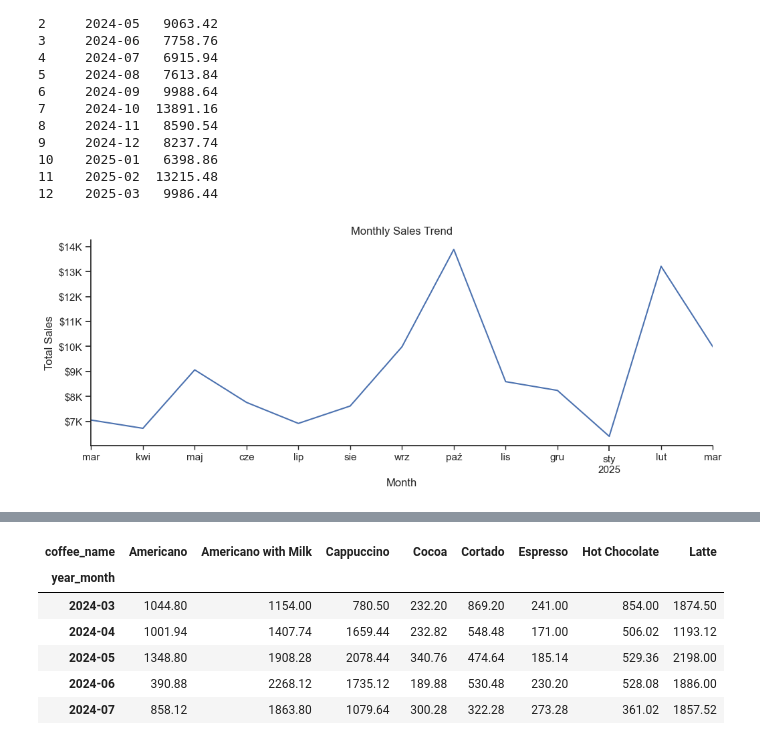
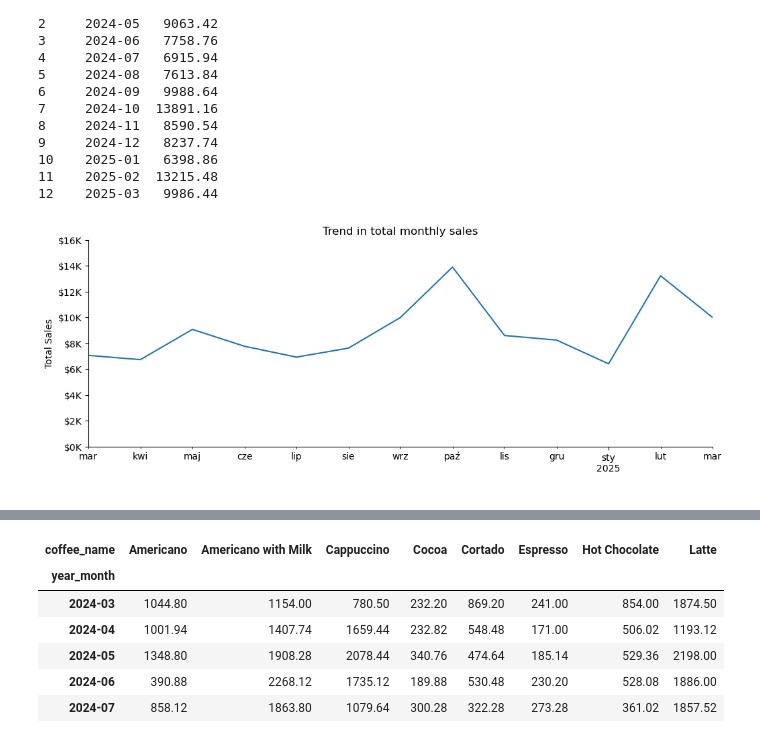
Before and after one commit to mtszczepaniak/Coffee_Sales_Analysis, a Jupyter notebook: 2.Coffe_Sales_Trends.ipynb, the cells around one changed output, grey strips where cells are left out. Cells and saved outputs as stored; diff of their text form; code cells hidden in the pictures.

```diff
--- a/2.Coffe_Sales_Trends.ipynb
+++ b/2.Coffe_Sales_Trends.ipynb
@@ -42,16 +42,17 @@ print(monthly_sales)
 # %%
 monthly_sales.plot(kind="line",x="year_month",  y="money", figsize=(12,4), legend=False)
 
 ticks_y = plt.FuncFormatter(lambda y, pos: f'${int(y/1000)}K')
 plt.gca().yaxis.set_major_formatter(ticks_y)
-plt.xlabel("Month")
+plt.xlabel(" ")
 plt.ylabel("Total Sales")
-plt.title("Monthly Sales Trend")
+plt.title("Trend in total monthly sales")
 plt.grid(False)
+plt.ylim(0,16000)
 sns.despine()
 plt.show()
 # %% [output]
-[figure, old version]
+[figure, new version]
 # %%
 daily_trend = df.groupby('date')['money'].sum()
 plt.figure(figsize=(15,5))
```
Also changed, not shown: parts of 8 cells of this notebook, 1 other file.
